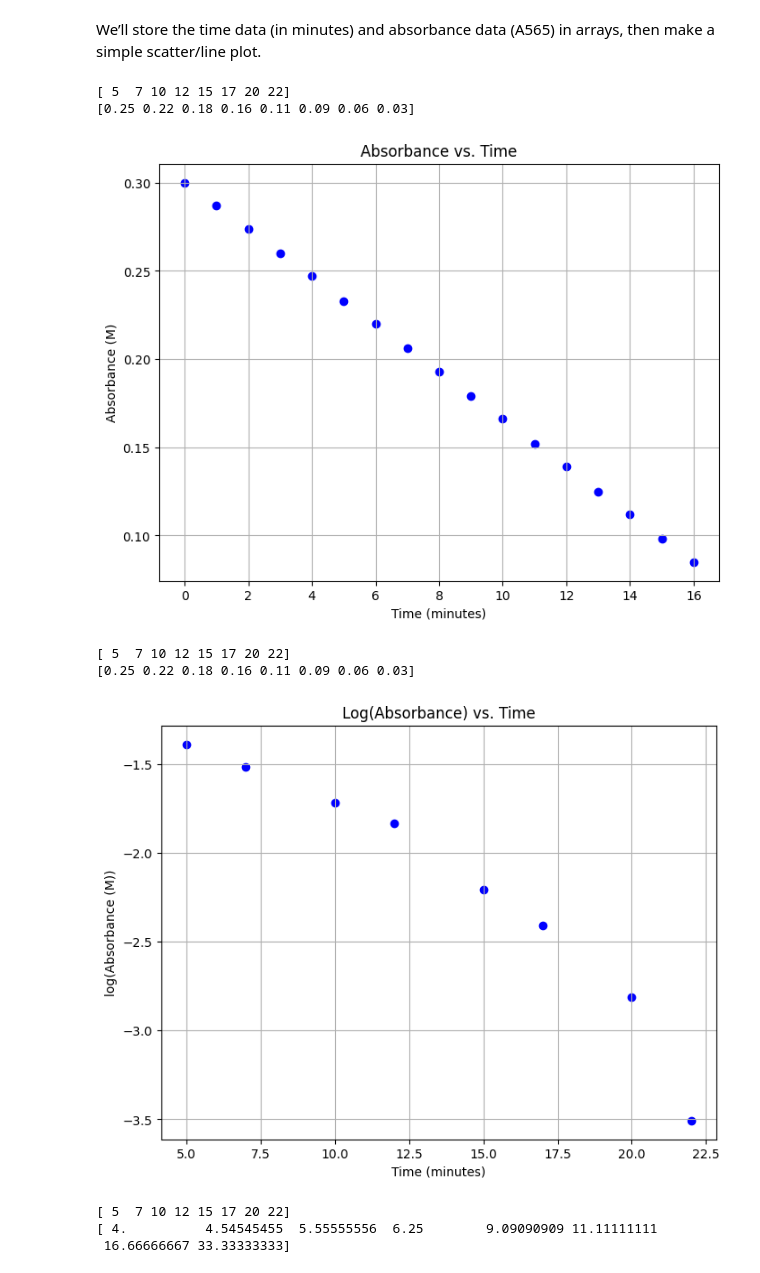
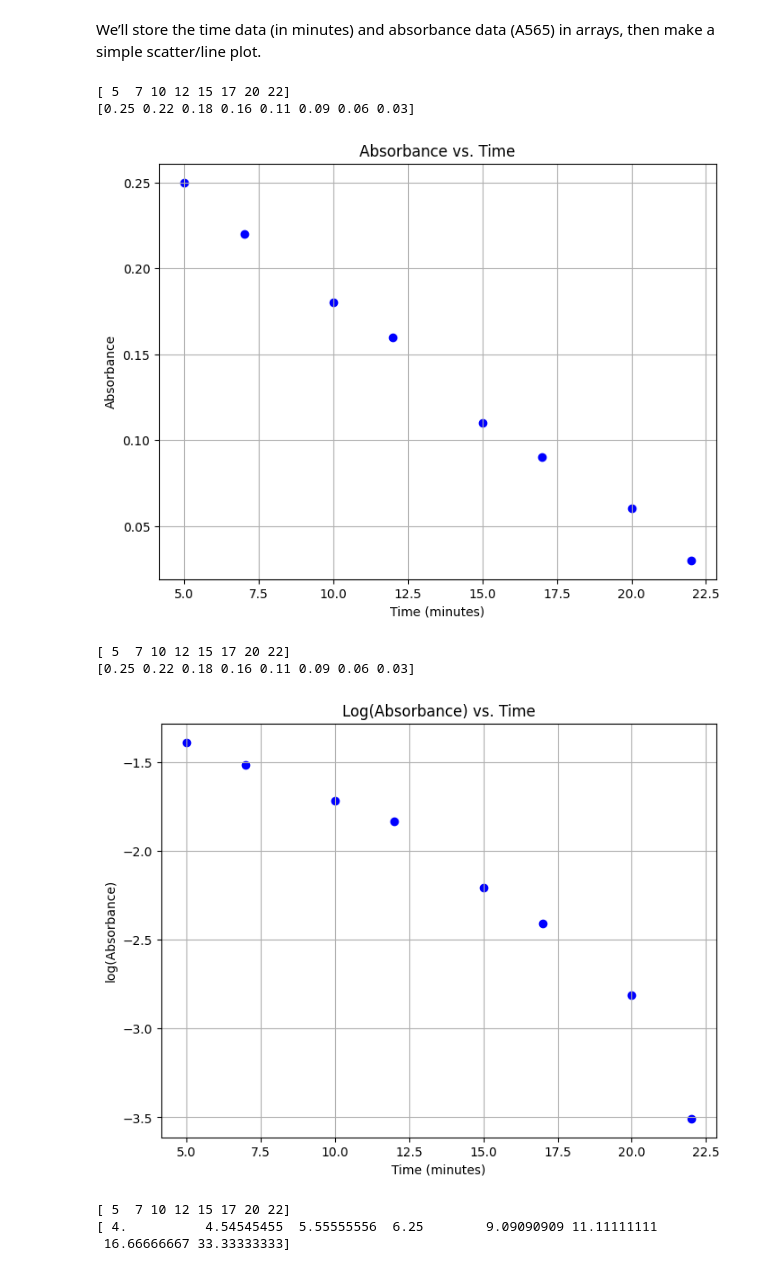
Before and after one commit to paulrobustelli/Chem6_Lab_PythonCode, a Jupyter notebook: CHEM6_Lab1_Prelab_Python.ipynb, the cells around one changed output. Saved outputs shown, nothing was run; the diff lists cells and outputs as text; code cells hidden in the pictures.

```diff
--- a/CHEM6_Lab1_Prelab_Python.ipynb
+++ b/CHEM6_Lab1_Prelab_Python.ipynb
@@ -358,21 +358,21 @@ We’ll store the time data (in minutes) and absorbance data (A565) in arrays, t
 # %%
 t_min = np.array([5, 7, 10, 12, 15, 17, 20, 22])
 A565  = np.array([0.25, 0.22, 0.18, 0.16, 0.11, 0.09, 0.06, 0.03])
 
 print(t_min)
 print(A565)
 # Plot the data
 plt.figure(figsize=(8, 6))  # Adjust figure size for better viewing
-plt.scatter(t_min, A565, marker='o', linestyle='-', color='blue')
+plt.scatter(t_min, A565, marker='o',color='blue')
 plt.xlabel("Time (minutes)")
-plt.ylabel("Absorbance (M)")
+plt.ylabel("Absorbance")
 plt.title("Absorbance vs. Time")
 plt.grid(True)
 plt.show()
 # %% [output]
 [ 5  7 10 12 15 17 20 22]
 [0.25 0.22 0.18 0.16 0.11 0.09 0.06 0.03]
-[figure, old version]
+[figure, new version]
 # %%
 #Now we take the log of A565 and plot that
 t_min = np.array([5, 7, 10, 12, 15, 17, 20, 22])
@@ -384,16 +384,16 @@ print(A565)
 
 
 plt.figure(figsize=(8, 6))  # Adjust figure size for better viewing
-plt.scatter(t_min, log_A565, marker='o', linestyle='-', color='blue')
+plt.scatter(t_min, log_A565, marker='o', color='blue')
 plt.xlabel("Time (minutes)")
-plt.ylabel("log(Absorbance (M))")
+plt.ylabel("log(Absorbance)")
 plt.title("Log(Absorbance) vs. Time")
 plt.grid(True)
 plt.show()
 # %% [output]
 [ 5  7 10 12 15 17 20 22]
 [0.25 0.22 0.18 0.16 0.11 0.09 0.06 0.03]
-[figure, old version]
+[figure, new version]
 # %%
 #Now we take the plot 1/A565 vs. time
 t_min = np.array([5, 7, 10, 12, 15, 17, 20, 22])
```
Also changed, not shown: parts of 2 cells of this notebook.
